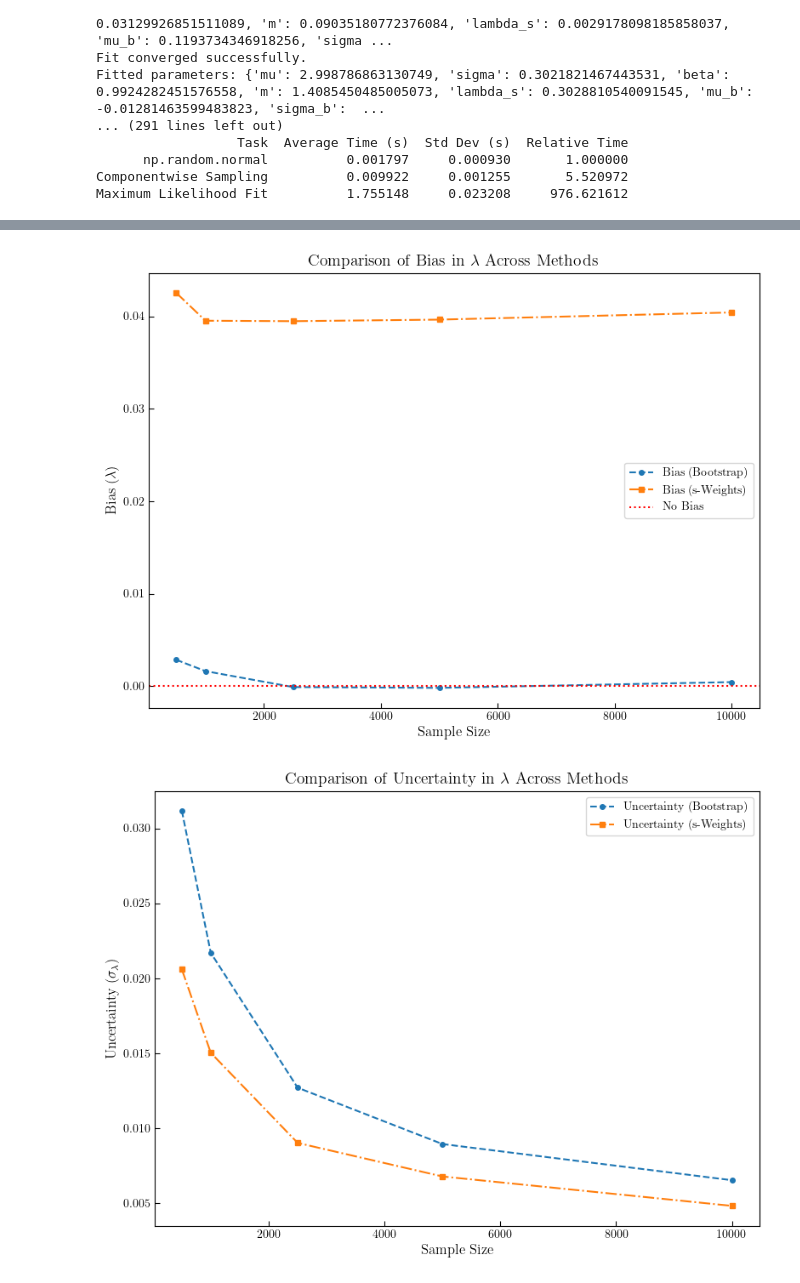
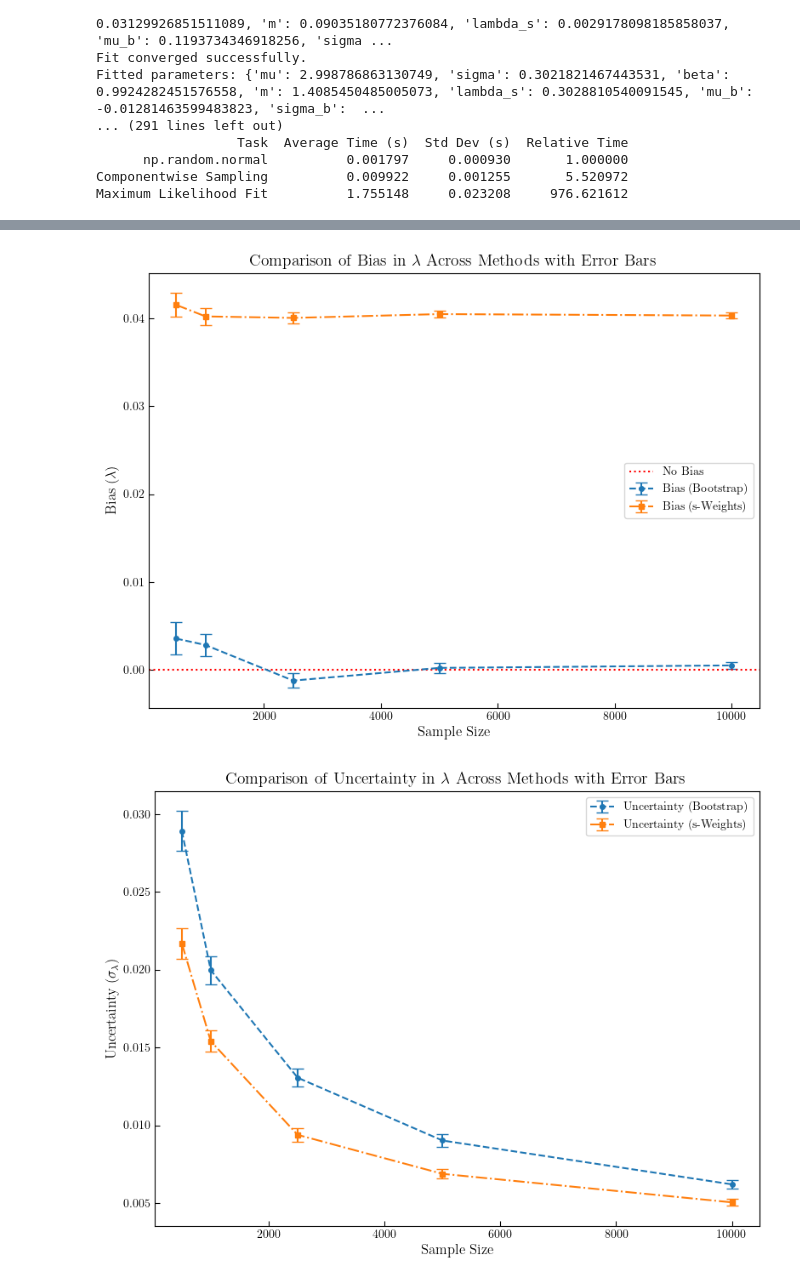
Before and after one commit to Shahab2142/sWeight_ParametricBootstrap_FitComparison, a Jupyter notebook: notebook.ipynb, the cells around one changed output, grey strips where cells are left out. Saved outputs shown, nothing was run; the diff lists cells and outputs as text; code cells hidden in the pictures.

```diff
--- a/notebook.ipynb
+++ b/notebook.ipynb
@@ -14,6 +14,7 @@ import os
 os.environ["PATH"] += os.pathsep + "/usr/local/texlive/2024/bin/universal-darwin"
 # %%
 plt.style.use('latex_style.mplstyle')
+plt.rcParams['axes.grid'] = False  # Turn off grid lines
 # %% [markdown]
 # **Parameter Testing and Extended Likelihood Fit**
 
@@ -833,9 +825,9 @@ Two combined plots are generated to compare the performance of both methods:
 import matplotlib.pyplot as plt
 import numpy as np
 
-def plot_combined_results(results1, results2, labels=["Method 1", "Method 2"]):
+def plot_combined_results_with_errors(results1, results2, labels=["Method 1", "Method 2"]):
     """
-    Plot combined bias and uncertainty results from two methods.
+    Plot combined bias and uncertainty results with error bars from two methods.
 
     Args:
         results1 (dict): Results from the first method (bootstrap).
@@ -845,44 +837,48 @@ def plot_combined_results(results1, results2, labels=["Method 1", "Method 2"]):
     Returns:
         None
     """
     # Extract data for both methods
     sample_sizes1 = np.array(results1["sample_size"])
     biases1 = np.array(results1["bias"])
+    bias_errors1 = np.array(results1["bias_error"])
     uncertainties1 = np.array(results1["std_lambda"])
+    uncertainty_errors1 = np.array(results1["uncertainty_error"])
 
     sample_sizes2 = np.array(results2["sample_size"])
     biases2 = np.array(results2["bias"])
+    bias_errors2 = np.array(results2["bias_error"])
     uncertainties2 = np.array(results2["std_lambda"])
+    uncertainty_errors2 = np.array(results2["uncertainty_error"])
 
-    # Create combined Bias Plot
+    # Create combined Bias Plot with Error Bars
     plt.figure(figsize=(8, 6))
-    plt.plot(sample_sizes1, biases1, marker="o", linestyle="--", label=f"Bias ({labels[0]})")
-    plt.plot(sample_sizes2, biases2, marker="s", linestyle="-.", label=f"Bias ({labels[1]})")
+    plt.errorbar(sample_sizes1, biases1, yerr=bias_errors1, fmt="o--", capsize=5, label=f"Bias ({labels[0]})")
+    plt.errorbar(sample_sizes2, biases2, yerr=bias_errors2, fmt="s-.", capsize=5, label=f"Bias ({labels[1]})")
     plt.axhline(0, color="r", linestyle=":", label="No Bias")
     plt.xlabel("Sample Size")
     plt.ylabel("Bias ($\lambda$)")
-    plt.title("Comparison of Bias in $\lambda$ Across Methods")
+    plt.title("Comparison of Bias in $\lambda$ Across Methods with Error Bars")
     plt.legend()
     plt.grid()
     plt.tight_layout()
-    plt.savefig("Combined_Bias.pdf")
+    plt.savefig("Combined_Bias_with_ErrorBars.pdf")
     plt.show()
 
-    # Create combined Uncertainty Plot
+    # Create combined Uncertainty Plot with Error Bars
     plt.figure(figsize=(8, 6))
-    plt.plot(sample_sizes1, uncertainties1, marker="o", linestyle="--", label=f"Uncertainty ({labels[0]})")
-    plt.plot(sample_sizes2, uncertainties2, marker="s", linestyle="-.", label=f"Uncertainty ({labels[1]})")
+    plt.errorbar(sample_sizes1, uncertainties1, yerr=uncertainty_errors1, fmt="o--", capsize=5, label=f"Uncertainty ({labels[0]})")
+    plt.errorbar(sample_sizes2, uncertainties2, yerr=uncertainty_errors2, fmt="s-.", capsize=5, label=f"Uncertainty ({labels[1]})")
     plt.xlabel("Sample Size")
     plt.ylabel("Uncertainty ($\sigma_{\lambda}$)")
-    plt.title("Comparison of Uncertainty in $\lambda$ Across Methods")
+    plt.title("Comparison of Uncertainty in $\lambda$ Across Methods with Error Bars")
     plt.legend()
     plt.grid()
     plt.tight_layout()
-    plt.savefig("Combined_Uncertainty.pdf")
+    plt.savefig("Combined_Uncertainty_with_ErrorBars.pdf")
     plt.show()
 
-# Combine and plot results
-plot_combined_results(results, results_method2, labels=["Bootstrap", "s-Weights"])
+# Combine and plot results with errors
+plot_combined_results_with_errors(results, results_method2, labels=["Bootstrap", "s-Weights"])
 # %% [output]
-[figure, old version]
+[figure, new version]
-[figure, old version]
+[figure, new version]
```
Also changed, not shown: parts of 7 cells of this notebook, 1 other file.
